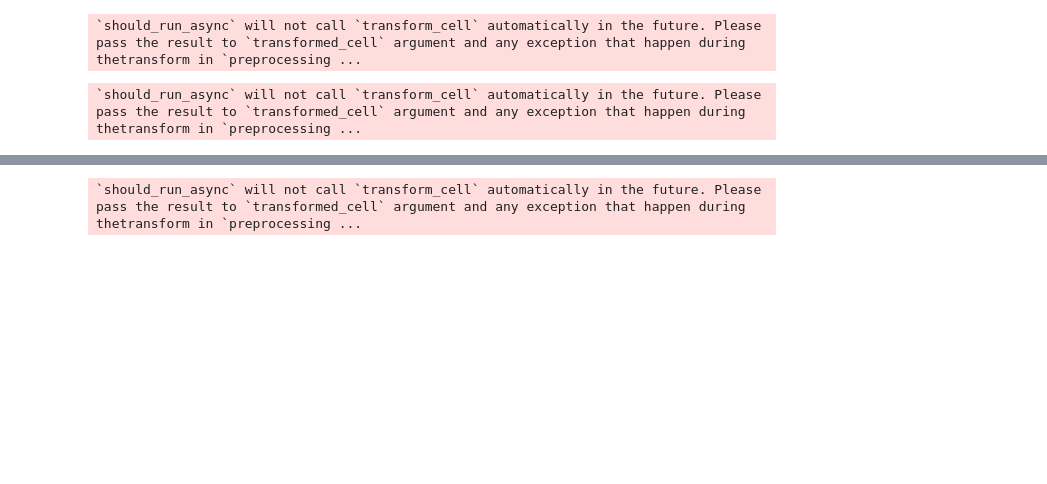
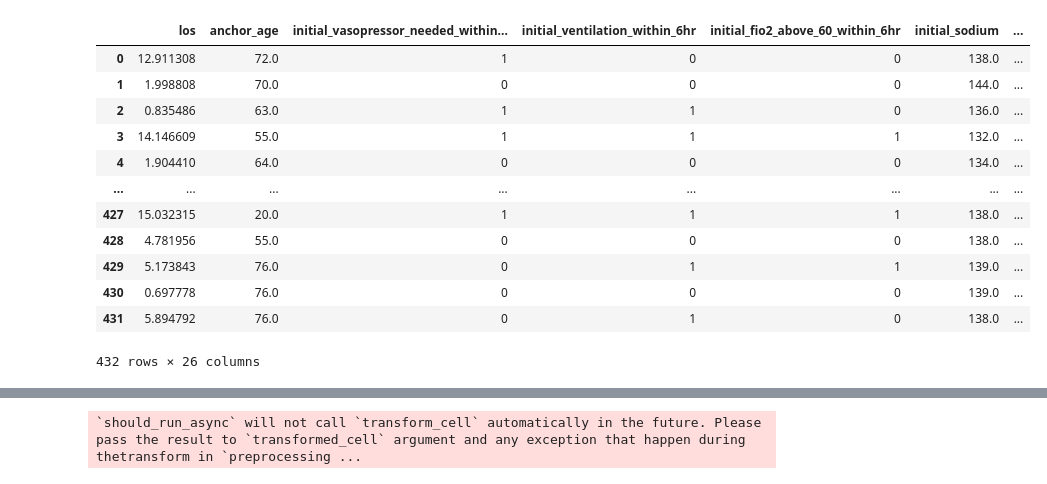
Before and after one commit to Duke-Datathon-2024/team-3, a Jupyter notebook: 15_Clustering.ipynb, the cells around one changed output, grey strips where cells are left out. Drawn from its saved outputs; the diff is of its cells as text; code cells hidden in the pictures; blank space fills up the shorter version.

```diff
--- a/15_Clustering.ipynb
+++ b/15_Clustering.ipynb
@@ -82,3 +67,6 @@ df = df_new.copy()
+# %%
+# Cluster analysis with filtered population
+df = complete_df_filtered.copy()
 # %%
 df['readiness'].value_counts()
 # %% [output]
@@ -123,8 +87,0 @@ df['gender'] = df['gender'].replace({'M': 1, 'F': 0})
-# %%
-df.fillna(df.mean(), inplace=True)
-# %% [output]
-`should_run_async` will not call `transform_cell` automatically in the future. Please pass the result to `transformed_cell` argument and any exception that happen during thetransform in `preprocessing ...
-# %%
-features = df.drop(['gender', 'anchor_age', 'subject_id', 'stay_id'], axis=1)
-# %% [output]
-`should_run_async` will not call `transform_cell` automatically in the future. Please pass the result to `transformed_cell` argument and any exception that happen during thetransform in `preprocessing ...
@@ -130,0 +98,16 @@ features = df.drop(['gender', 'anchor_age', 'subject_id', 'stay_id'], axis=1)
+# %%
+features
+# %% [output]
+|  | los | anchor_age | initial_vasopressor_needed_within... | initial_ventilation_within_6hr | initial_fio2_above_60_within_6hr | initial_sodium | ... |
+| 0 | 12.911308 | 72.0 | 1 | 0 | 0 | 138.0 | ... |
+| 1 | 1.998808 | 70.0 | 0 | 0 | 0 | 144.0 | ... |
+| 2 | 0.835486 | 63.0 | 1 | 1 | 0 | 136.0 | ... |
+| 3 | 14.146609 | 55.0 | 1 | 1 | 1 | 132.0 | ... |
+| 4 | 1.904410 | 64.0 | 0 | 0 | 0 | 134.0 | ... |
+| ... | ... | ... | ... | ... | ... | ... | ... |
+| 427 | 15.032315 | 20.0 | 1 | 1 | 1 | 138.0 | ... |
+| 428 | 4.781956 | 55.0 | 0 | 0 | 0 | 138.0 | ... |
+| 429 | 5.173843 | 76.0 | 0 | 1 | 1 | 139.0 | ... |
+| 430 | 0.697778 | 76.0 | 0 | 0 | 0 | 139.0 | ... |
+| 431 | 5.894792 | 76.0 | 0 | 1 | 0 | 138.0 | ... |
+432 rows × 26 columns
```
Also changed, not shown: parts of 29 cells of this notebook.
